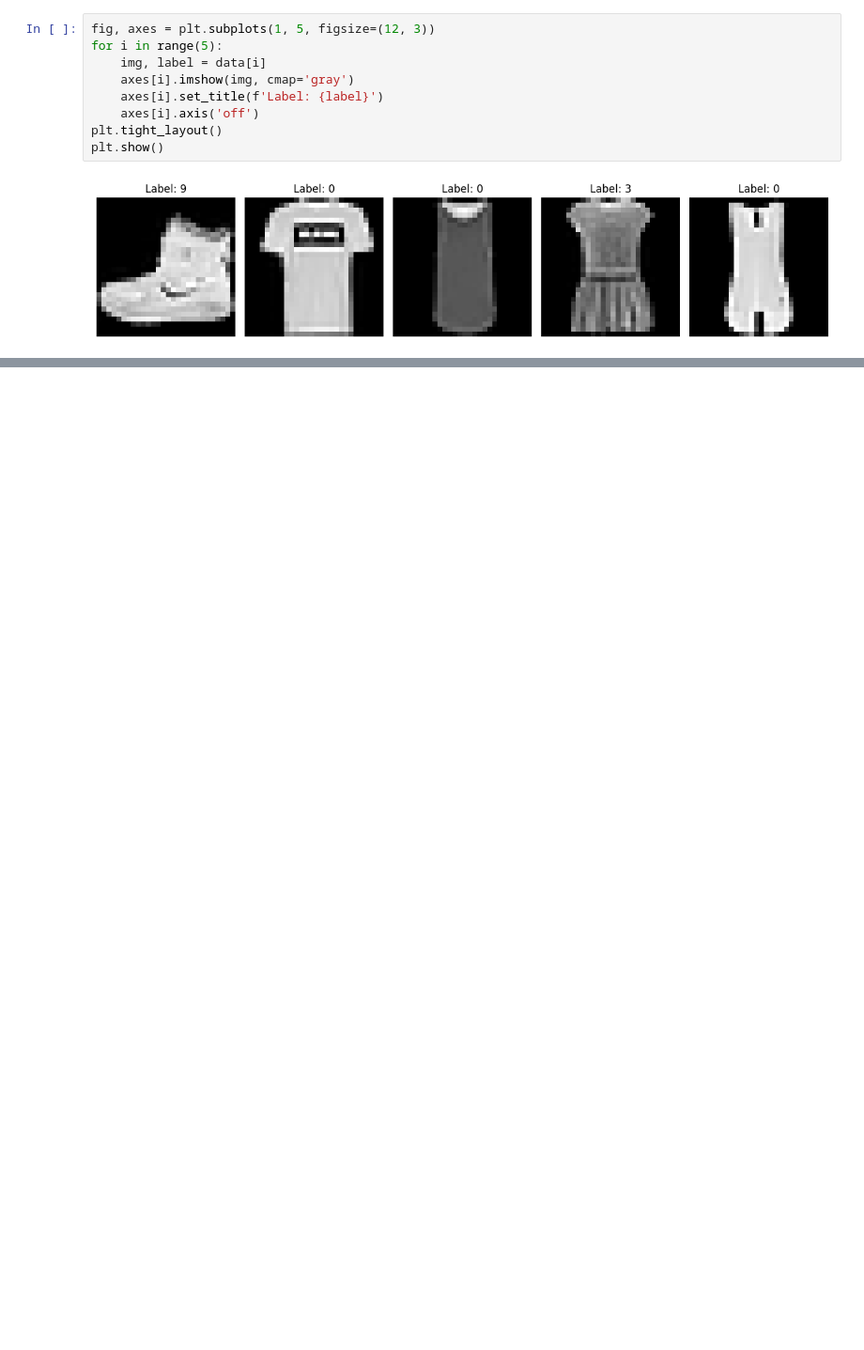
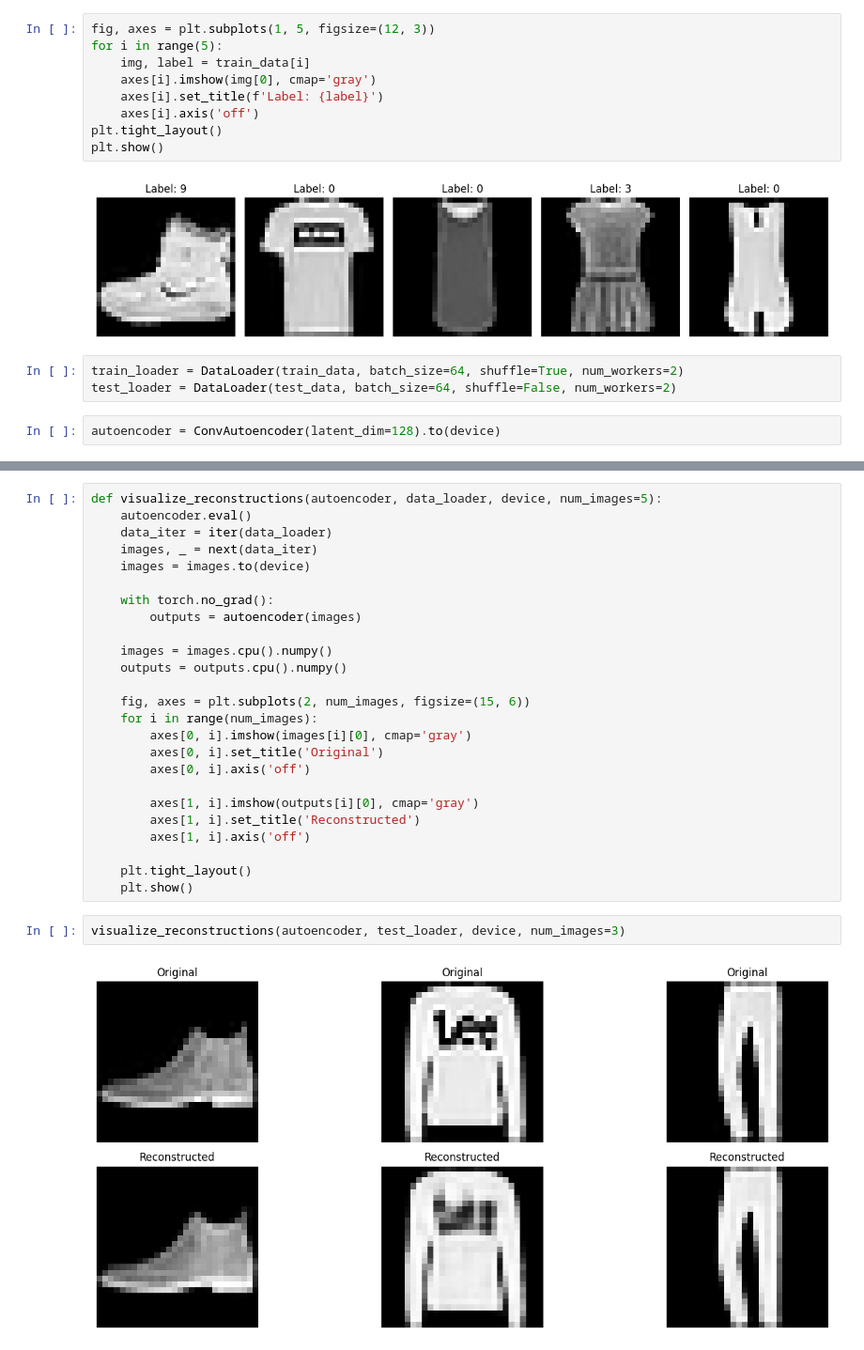
Before and after one commit to tuomaslaiho/latent-morphing, a Jupyter notebook: notebooks/model_training.ipynb, the cells around one changed output, grey strips where cells are left out. Shown at 94% size. Cells and saved outputs as stored; diff of their text form; blank space fills up the shorter version.

```diff
--- a/notebooks/model_training.ipynb
+++ b/notebooks/model_training.ipynb
@@ -19,11 +32,16 @@ data = datasets.FashionMNIST(root=data_path, train=True, download=True, transfor
 # %%
 fig, axes = plt.subplots(1, 5, figsize=(12, 3))
 for i in range(5):
-    img, label = data[i]
-    axes[i].imshow(img, cmap='gray')
+    img, label = train_data[i]
+    axes[i].imshow(img[0], cmap='gray')
     axes[i].set_title(f'Label: {label}')
     axes[i].axis('off')
 plt.tight_layout()
 plt.show()
 # %% [output]
 [figure]
+# %%
+train_loader = DataLoader(train_data, batch_size=64, shuffle=True, num_workers=2)
+test_loader = DataLoader(test_data, batch_size=64, shuffle=False, num_workers=2)
+# %%
+autoencoder = ConvAutoencoder(latent_dim=128).to(device)
@@ -29,0 +128,29 @@ plt.show()
+# %%
+def visualize_reconstructions(autoencoder, data_loader, device, num_images=5):
+    autoencoder.eval()
+    data_iter = iter(data_loader)
+    images, _ = next(data_iter)
+    images = images.to(device)
+
+    with torch.no_grad():
+        outputs = autoencoder(images)
+
+    images = images.cpu().numpy()
+    outputs = outputs.cpu().numpy()
+
+    fig, axes = plt.subplots(2, num_images, figsize=(15, 6))
+    for i in range(num_images):
+        axes[0, i].imshow(images[i][0], cmap='gray')
+        axes[0, i].set_title('Original')
+        axes[0, i].axis('off')
+
+        axes[1, i].imshow(outputs[i][0], cmap='gray')
+        axes[1, i].set_title('Reconstructed')
+        axes[1, i].axis('off')
+
+    plt.tight_layout()
+    plt.show()
+# %%
+visualize_reconstructions(autoencoder, test_loader, device, num_images=3)
+# %% [output]
+[figure, added]
```
Also changed, not shown: parts of 8 cells of this notebook, 2 other files.
